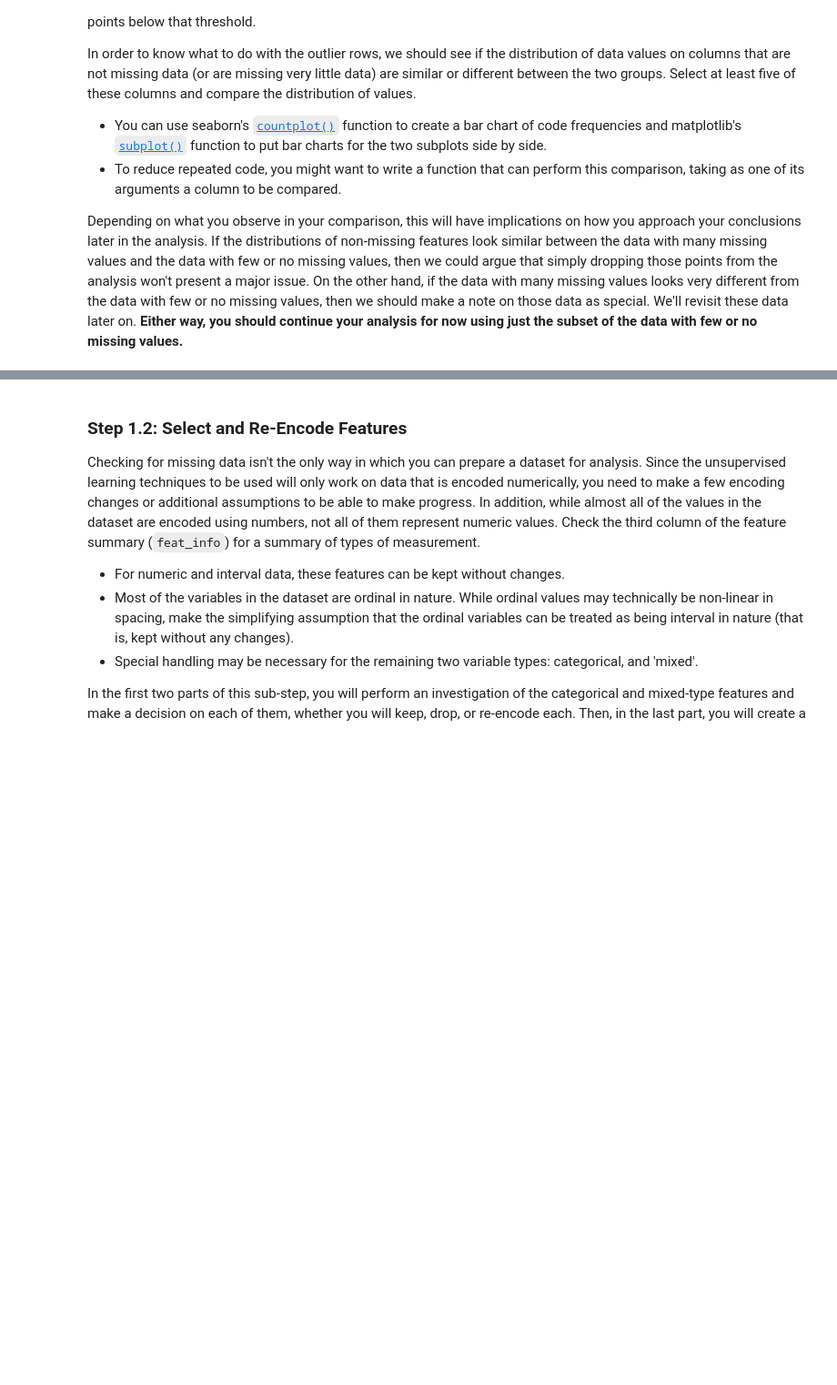
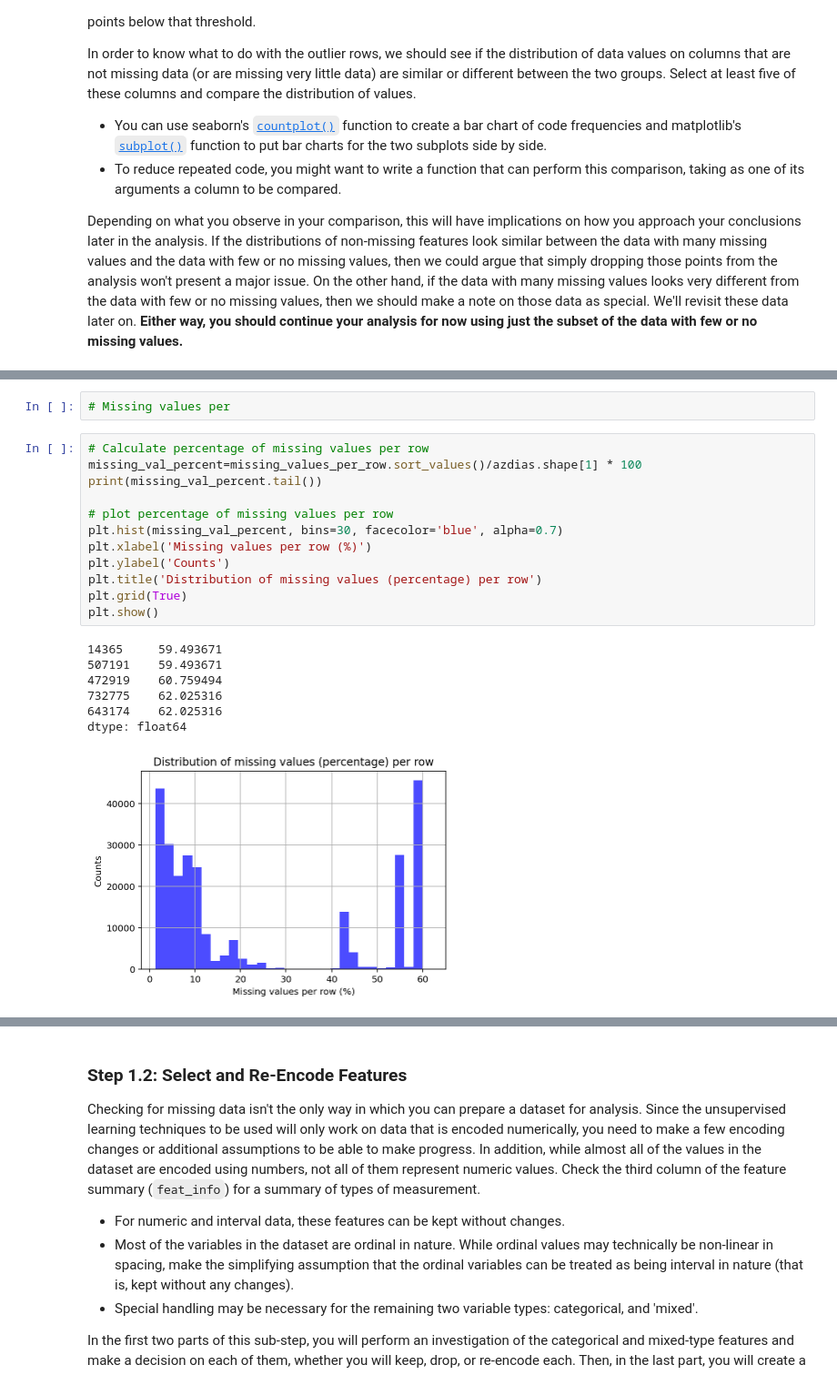
Before and after one commit to evelthon/Intro-to-Machine-Learning-with-Pytorch, a Jupyter notebook: projects/p3_Identify-Customer-Segments/Identify_Customer_Segments.ipynb, the cells around one changed output, grey strips where cells are left out. Shown at 91% size. Saved outputs shown, nothing was run; the diff lists cells and outputs as text; blank space fills up the shorter version.

```diff
--- a/projects/p3_Identify-Customer-Segments/Identify_Customer_Segments.ipynb
+++ b/projects/p3_Identify-Customer-Segments/Identify_Customer_Segments.ipynb
@@ -238,0 +249,22 @@ Depending on what you observe in your comparison, this will have implications on
+# %%
+# Missing values per
+# %%
+# Calculate percentage of missing values per row
+missing_val_percent=missing_values_per_row.sort_values()/azdias.shape[1] * 100
+print(missing_val_percent.tail())
+
+# plot percentage of missing values per row
+plt.hist(missing_val_percent, bins=30, facecolor='blue', alpha=0.7)
+plt.xlabel('Missing values per row (%)')
+plt.ylabel('Counts')
+plt.title('Distribution of missing values (percentage) per row')
+plt.grid(True)
+plt.show()
+# %% [output]
+14365     59.493671
+507191    59.493671
+472919    60.759494
+732775    62.025316
+643174    62.025316
+dtype: float64
+[figure, added]
```
Also changed, not shown: parts of 12 cells of this notebook.
